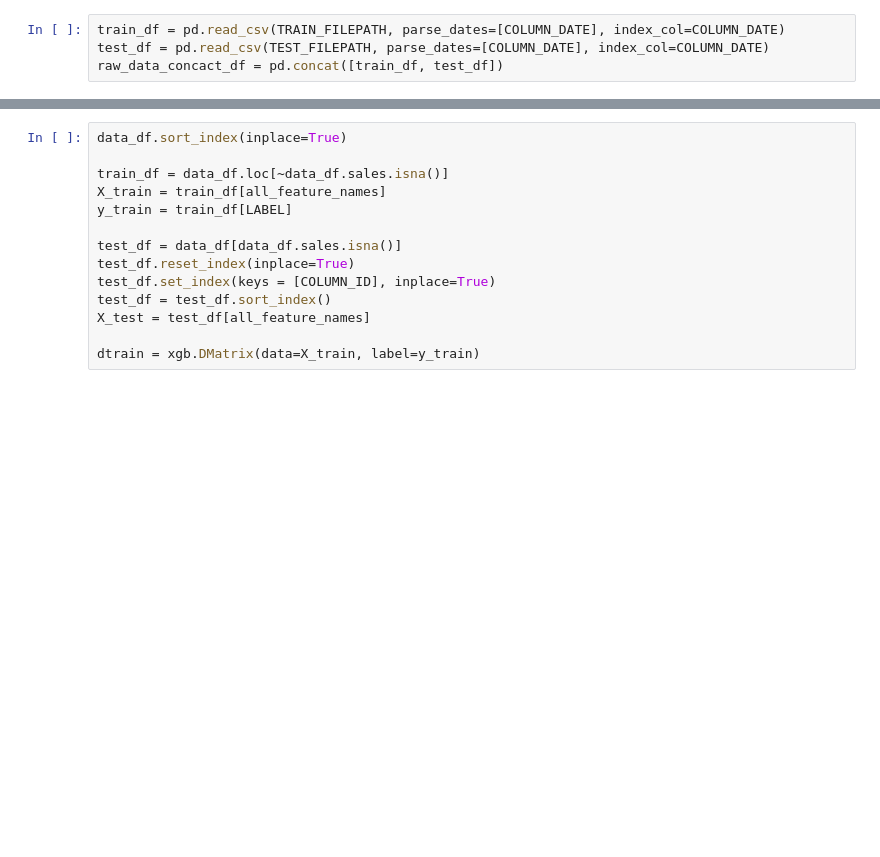
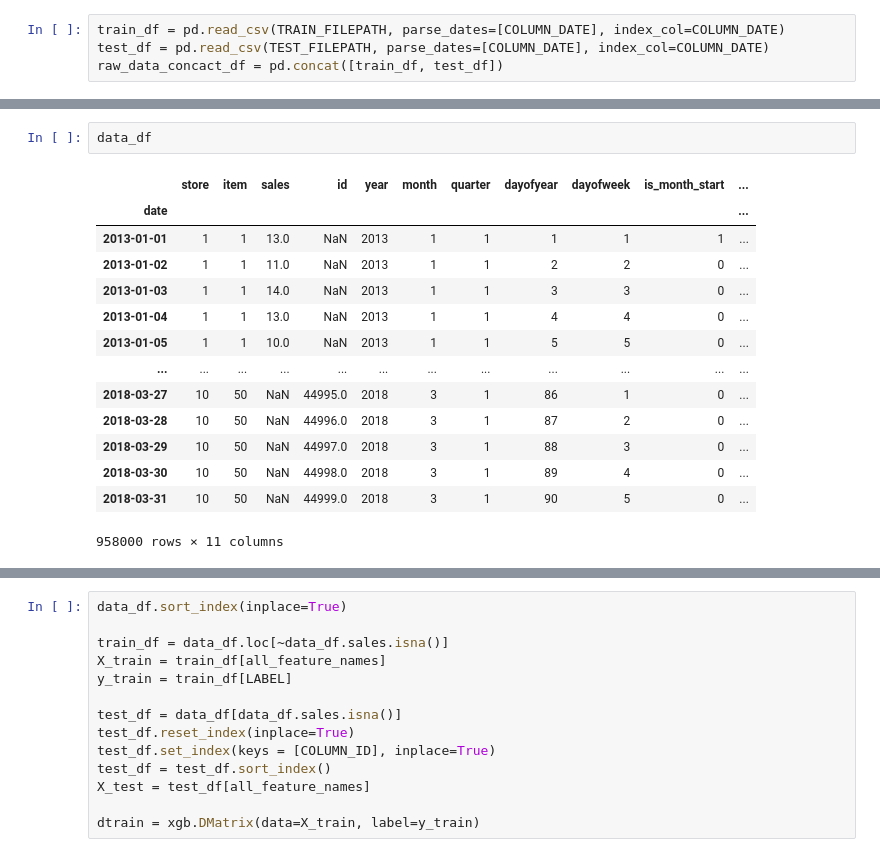
Before and after one commit to ryougishiki1999/MSAI6102Project, a Jupyter notebook: src/xgboost/xgboost.ipynb, the cells around one changed output, grey strips where cells are left out. Drawn from its saved outputs; the diff is of its cells as text; blank space fills up the shorter version.

```diff
--- a/src/xgboost/xgboost.ipynb
+++ b/src/xgboost/xgboost.ipynb
@@ -139 +204,18 @@ raw_data_concact_df = pd.concat([train_df, test_df])
+# %%
+data_df
+# %% [output]
+|  | store | item | sales | id | year | month | quarter | dayofyear | dayofweek | is_month_start | ... |
+| date |  |  |  |  |  |  |  |  |  |  | ... |
+| 2013-01-01 | 1 | 1 | 13.0 | NaN | 2013 | 1 | 1 | 1 | 1 | 1 | ... |
+| 2013-01-02 | 1 | 1 | 11.0 | NaN | 2013 | 1 | 1 | 2 | 2 | 0 | ... |
+| 2013-01-03 | 1 | 1 | 14.0 | NaN | 2013 | 1 | 1 | 3 | 3 | 0 | ... |
+| 2013-01-04 | 1 | 1 | 13.0 | NaN | 2013 | 1 | 1 | 4 | 4 | 0 | ... |
+| 2013-01-05 | 1 | 1 | 10.0 | NaN | 2013 | 1 | 1 | 5 | 5 | 0 | ... |
+| ... | ... | ... | ... | ... | ... | ... | ... | ... | ... | ... | ... |
+| 2018-03-27 | 10 | 50 | NaN | 44995.0 | 2018 | 3 | 1 | 86 | 1 | 0 | ... |
+| 2018-03-28 | 10 | 50 | NaN | 44996.0 | 2018 | 3 | 1 | 87 | 2 | 0 | ... |
+| 2018-03-29 | 10 | 50 | NaN | 44997.0 | 2018 | 3 | 1 | 88 | 3 | 0 | ... |
+| 2018-03-30 | 10 | 50 | NaN | 44998.0 | 2018 | 3 | 1 | 89 | 4 | 0 | ... |
+| 2018-03-31 | 10 | 50 | NaN | 44999.0 | 2018 | 3 | 1 | 90 | 5 | 0 | ... |
+958000 rows × 11 columns
 # %% [markdown]
```
Also changed, not shown: parts of 19 cells of this notebook, 1 other file.
